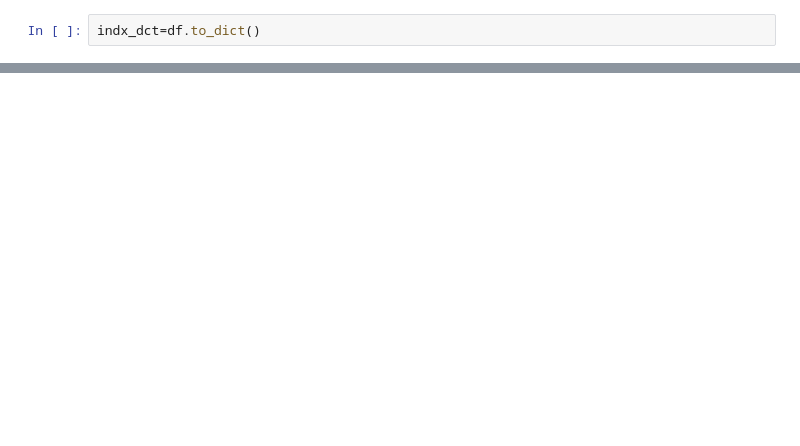
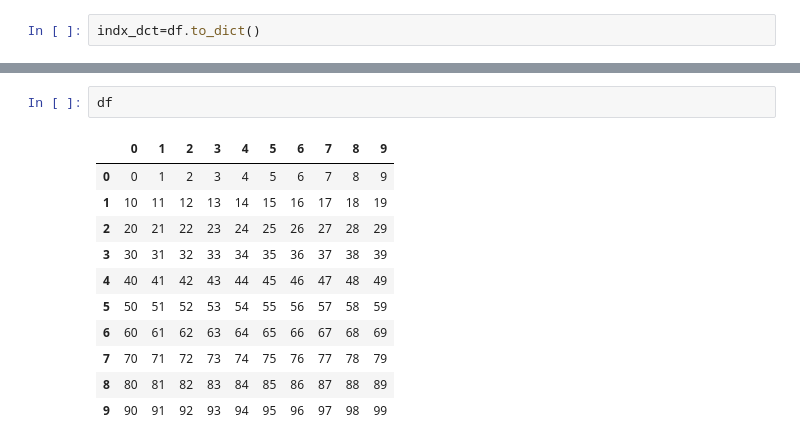
Before and after one commit to allofphysics/Python_Scripts, a Jupyter notebook: grid_traversal.ipynb, the cells around one changed output, grey strips where cells are left out. Drawn from its saved outputs; the diff is of its cells as text; blank space fills up the shorter version.

```diff
--- a/grid_traversal.ipynb
+++ b/grid_traversal.ipynb
@@ -50,0 +104,14 @@ df
+# %%
+df
+# %% [output]
+|  | 0 | 1 | 2 | 3 | 4 | 5 | 6 | 7 | 8 | 9 |
+| 0 | 0 | 1 | 2 | 3 | 4 | 5 | 6 | 7 | 8 | 9 |
+| 1 | 10 | 11 | 12 | 13 | 14 | 15 | 16 | 17 | 18 | 19 |
+| 2 | 20 | 21 | 22 | 23 | 24 | 25 | 26 | 27 | 28 | 29 |
+| 3 | 30 | 31 | 32 | 33 | 34 | 35 | 36 | 37 | 38 | 39 |
+| 4 | 40 | 41 | 42 | 43 | 44 | 45 | 46 | 47 | 48 | 49 |
+| 5 | 50 | 51 | 52 | 53 | 54 | 55 | 56 | 57 | 58 | 59 |
+| 6 | 60 | 61 | 62 | 63 | 64 | 65 | 66 | 67 | 68 | 69 |
+| 7 | 70 | 71 | 72 | 73 | 74 | 75 | 76 | 77 | 78 | 79 |
+| 8 | 80 | 81 | 82 | 83 | 84 | 85 | 86 | 87 | 88 | 89 |
+| 9 | 90 | 91 | 92 | 93 | 94 | 95 | 96 | 97 | 98 | 99 |
```
Also changed, not shown: parts of 22 cells of this notebook.
